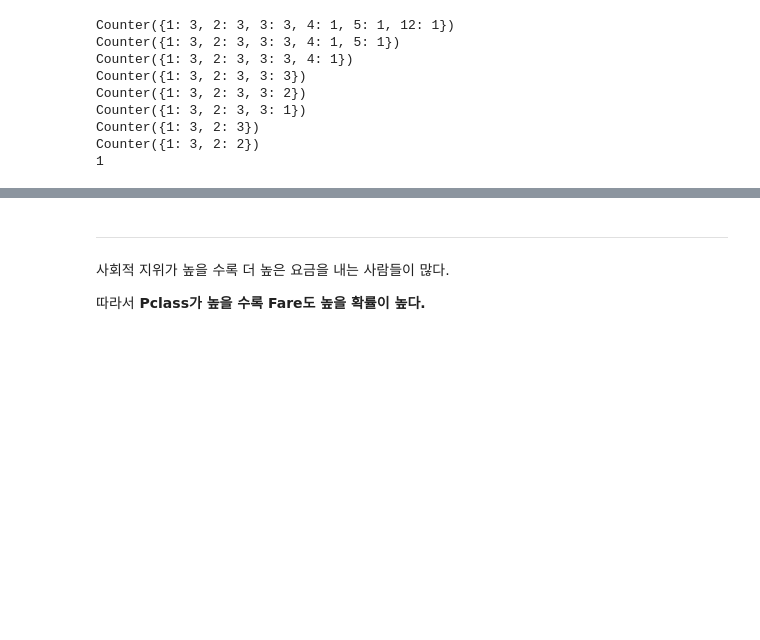
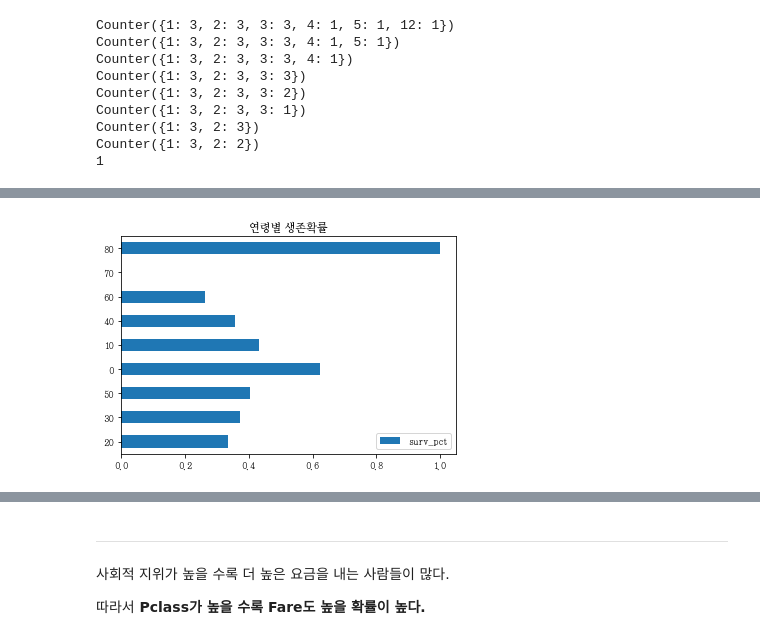
Before and after one commit to Abdumaleek/Kaggle-Titanic, a Jupyter notebook: New Titanic.ipynb, the cells around one changed output, grey strips where cells are left out. Drawn from its saved outputs; the diff is of its cells as text; code cells hidden in the pictures; blank space fills up the shorter version.

```diff
--- a/New Titanic.ipynb
+++ b/New Titanic.ipynb
@@ -889,15 +547,0 @@ mpl.rcParams['font.size'] = 10.0
-# %%
-ttmp = defaultdict(int)
-dtmp = defaultdict(int)
-for a, t in zip(bdetmp.loc[bdetmp.Age.notnull()].Age,bdetmp.loc[bdetmp.Age.notnull()].Survived):
-    ttmp[AgeClassify(a)] += t
-    if t == 0:
-        dtmp[AgeClassify(a)] += 1
-
-total = defaultdict(int)
-for k in range(0,90,10):
-    try:
-        total[k] = 100*ttmp[k]/(ttmp[k]+dtmp[k])
-    except:
-        continue
-total
@@ -925,0 +571,5 @@ sns.violinplot(x = bdetmp.Pclass, y = bdetmp.Fare )
+# %%
+age_dict = defaultdict(int) #key : 연령대, value : 해당하는 사람 수
+for i in train_age.Age:
+    age_dict[AgeClassify(i)] += 1
+age_dict
@@ -925,0 +587,10 @@ sns.violinplot(x = bdetmp.Pclass, y = bdetmp.Fare )
+# %%
+#key: 연령 ,value: 생존자 수
+age_surv_dict = defaultdict(int)
+for i,j in zip(train_age.Age, train_age.Survived):
+    age_surv_dict[AgeClassify(i)] += j
+
+for k,v in age_dict.items():
+    age_surv_dict[k] /= v #해당 연령 생존자 수/ 해당 연령 수
+
+age_surv_dict
@@ -925,0 +608,6 @@ sns.violinplot(x = bdetmp.Pclass, y = bdetmp.Fare )
+# %%
+pd.DataFrame.from_dict(age_surv_dict, orient = 'index', columns = ['surv_pct']).plot.barh()
+plt.title('연령별 생존확률')
+plt.show()
+# %% [output]
+[figure, added]
```
Also changed, not shown: parts of 107 cells of this notebook.
